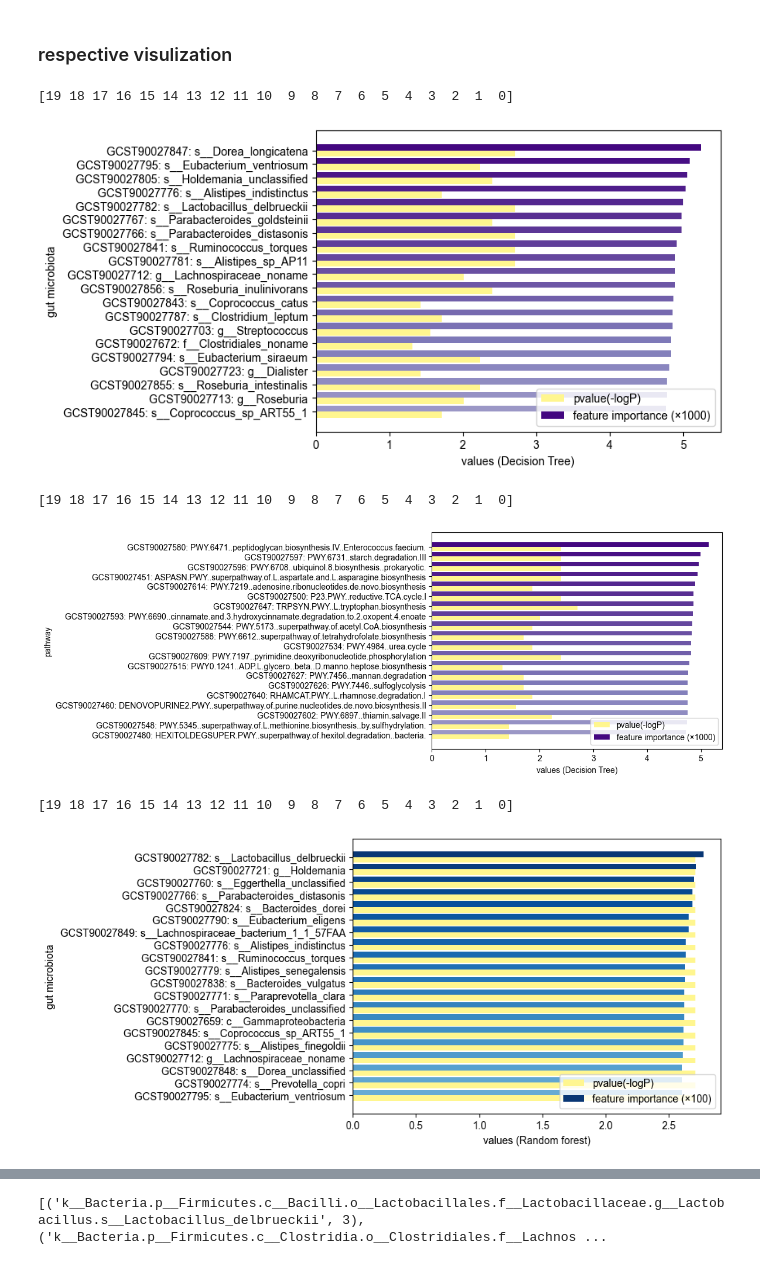
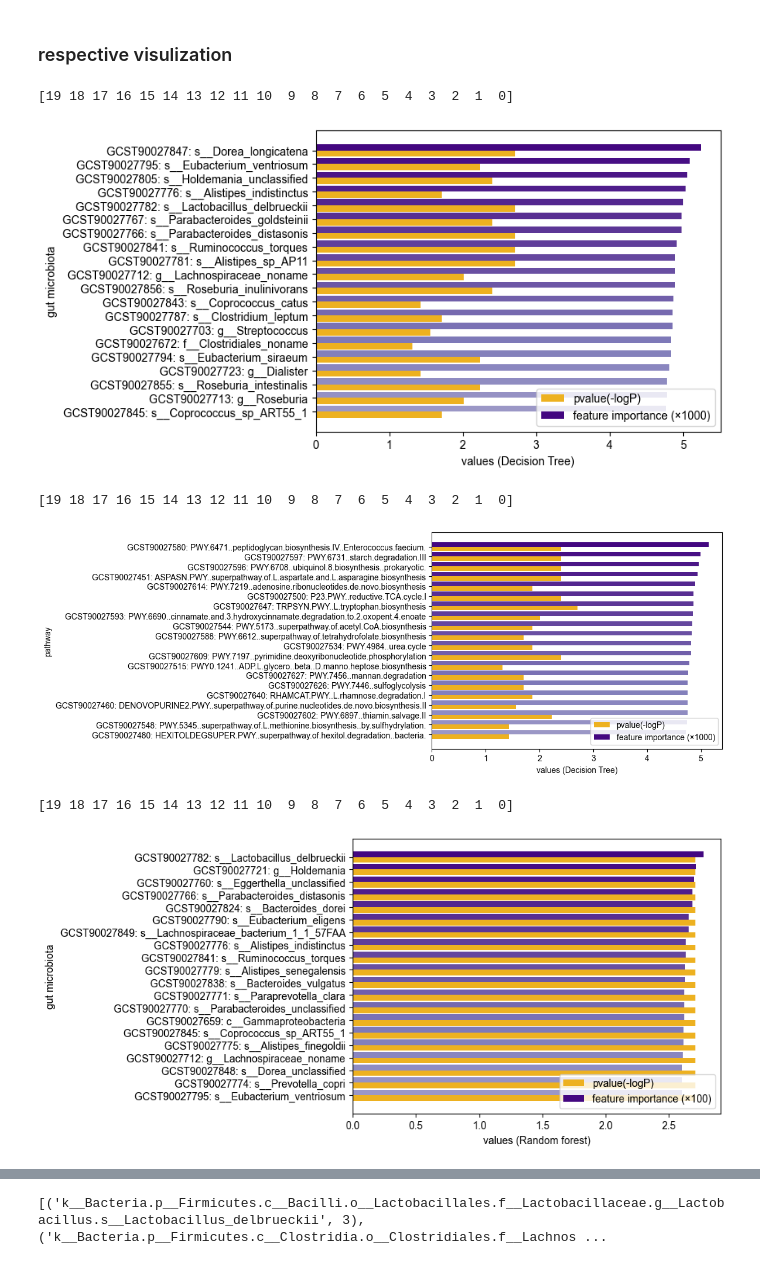
Before and after one commit to Liuzhe30/ukb_anxiety_prs, a Jupyter notebook: case-control/PRS-analysis-Summaryplot.ipynb, the cells around one changed output, grey strips where cells are left out. Saved outputs shown, nothing was run; the diff lists cells and outputs as text; code cells hidden in the pictures.

Commit message:
update figures

```diff
--- a/case-control/PRS-analysis-Summaryplot.ipynb
+++ b/case-control/PRS-analysis-Summaryplot.ipynb
@@ -48,7 +48,7 @@ print(rank)
 
 #ax = sns.barplot(y=x, x=gut_imp_list, label="feature importance (×1000)", palette=np.array(pal)[rank], orient='h')
 #ax = sns.barplot(y=x+bar_width, x=gut_pval_list, label="pvalue(-logP)", palette=np.array(pal2)[rank], orient='h')
-plt.barh(x, pval_list, bar_width, align="center", label="pvalue(-logP)", color='#FFF68F')
+plt.barh(x, pval_list, bar_width, align="center", label="pvalue(-logP)", color='#EDB120')
 plt.barh(x+bar_width, imp_list, bar_width, align="center", label="feature importance (×1000)", color=np.array(pal)[rank+20])
 
 plt.xlabel("values (Decision Tree)")
@@ -59,7 +59,7 @@ plt.savefig("figures/DT-gut.png",dpi=300,bbox_inches = 'tight')
 plt.show()
 # %% [output]
 [19 18 17 16 15 14 13 12 11 10  9  8  7  6  5  4  3  2  1  0]
-[figure, old version]
+[figure, new version]
 # %%
 # DT pathway
 name_list = []
@@ -79,7 +79,7 @@ print(rank)
 
 #ax = sns.barplot(y=x, x=gut_imp_list, label="feature importance (×1000)", palette=np.array(pal)[rank], orient='h')
 #ax = sns.barplot(y=x+bar_width, x=gut_pval_list, label="pvalue(-logP)", palette=np.array(pal2)[rank], orient='h')
-plt.barh(x, pval_list, bar_width, align="center", label="pvalue(-logP)", color='#FFF68F')
+plt.barh(x, pval_list, bar_width, align="center", label="pvalue(-logP)", color='#EDB120')
 plt.barh(x+bar_width, imp_list, bar_width, align="center", label="feature importance (×1000)", color=np.array(pal)[rank+20])
 
 plt.xlabel("values (Decision Tree)")
@@ -90,38 +90,38 @@ plt.savefig("figures/DT-pathway.png",dpi=300,bbox_inches = 'tight')
 plt.show()
 # %% [output]
 [19 18 17 16 15 14 13 12 11 10  9  8  7  6  5  4  3  2  1  0]
-[figure, old version]
+[figure, new version]
 # %%
 # RF gut
 name_list = []
 pval_list = []
 imp_list = []
 for item in RF_dict_gut:
     name_list.append("GCST90027" + RF_dict_gut[item]['index'] + ": " + RF_dict_gut[item]['name'].split('.')[-1])
     pval_list.append(float(RF_dict_gut[item]['pvalue(-logP)']))
     imp_list.append(RF_dict_gut[item]['feature importance']*100)
 
 bar_width = 0.45
 x = np.arange(20)[::-1]
-pal = sns.color_palette("Blues",40)
+pal = sns.color_palette("Purples",40)
 pal2 = sns.color_palette("Greens_d",20)
 rank = np.arange(20)[::-1]
 print(rank)
 
 #ax = sns.barplot(y=x, x=gut_imp_list, label="feature importance (×1000)", palette=np.array(pal)[rank], orient='h')
 #ax = sns.barplot(y=x+bar_width, x=gut_pval_list, label="pvalue(-logP)", palette=np.array(pal2)[rank], orient='h')
-plt.barh(x, pval_list, bar_width, align="center", label="pvalue(-logP)", color='#FFF68F')
+plt.barh(x, pval_list, bar_width, align="center", label="pvalue(-logP)", color='#EDB120')
 plt.barh(x+bar_width, imp_list, bar_width, align="center", label="feature importance (×100)", color=np.array(pal)[rank+20])
 
 plt.xlabel("values (Random forest)")
 plt.ylabel("gut microbiota")
 plt.legend(loc = 4)
 plt.yticks(x + bar_width / 2, name_list)
 plt.savefig("figures/RF-gut.png",dpi=300,bbox_inches = 'tight')
 plt.show()
 # %% [output]
 [19 18 17 16 15 14 13 12 11 10  9  8  7  6  5  4  3  2  1  0]
-[figure, old version]
+[figure, new version]
 # %%
 # RF pathway
 name_list = []
```
Also changed, not shown: parts of 5 cells of this notebook, 10 other files.
